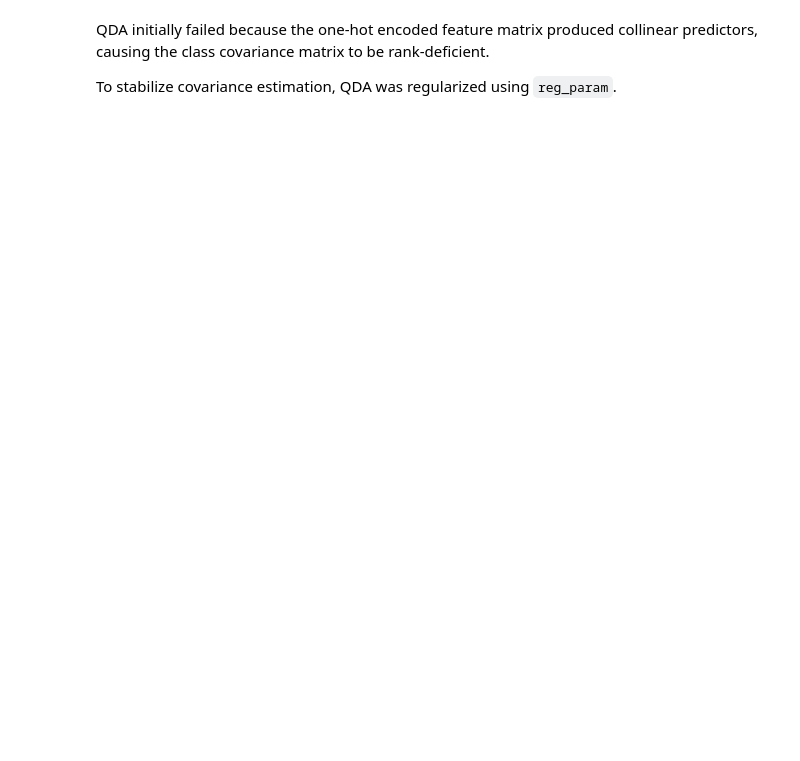
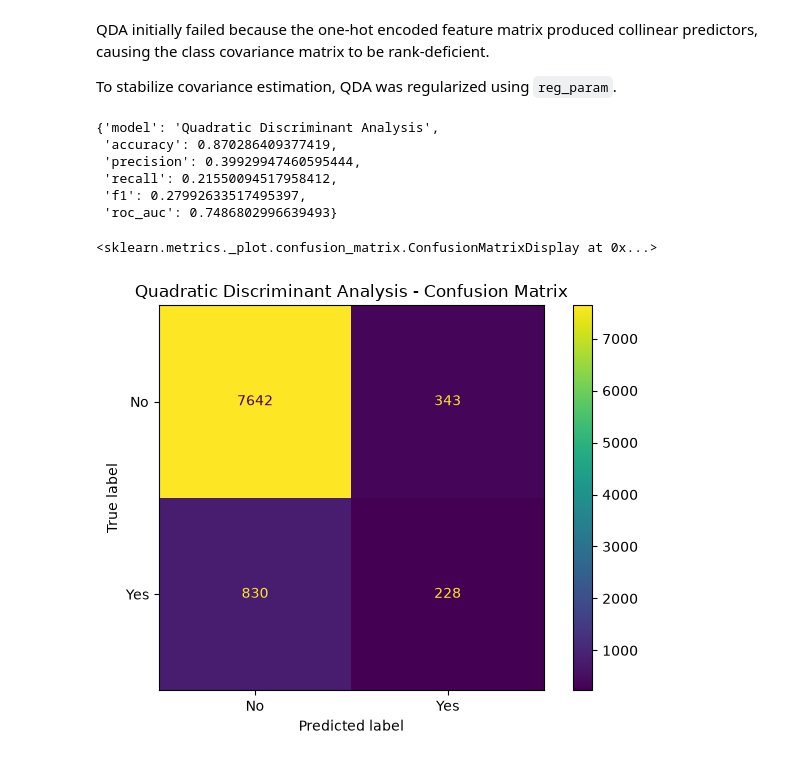
Before and after one commit to TilokJahan/BankMarketingMachineLearningProject, a Jupyter notebook: notebooks/03_modeling.ipynb, the cells around one changed output. Drawn from its saved outputs; the diff is of its cells as text; code cells hidden in the pictures; blank space fills up the shorter version.

```diff
--- a/notebooks/03_modeling.ipynb
+++ b/notebooks/03_modeling.ipynb
@@ -291,6 +289,13 @@ student3_models = get_student3_models()
 qda_model = student3_models[
     "Quadratic Discriminant Analysis"
 ]
+# %%
+qda_preprocessor = build_preprocessor(
+    numeric_features=numeric_features,
+    categorical_features=categorical_features,
+    dense_output=True,
+    drop_first=True,
+)
 # %%
 qda_pipeline = Pipeline(
     steps=[
@@ -315,3 +339,36 @@ QDA initially failed because the one-hot encoded feature matrix produced
 collinear predictors, causing the class covariance matrix to be rank-deficient.
 
 To stabilize covariance estimation, QDA was regularized using `reg_param`.
+# %%
+qda_predictions = qda_pipeline.predict(
+    X_test_model
+)
+
+qda_probabilities = qda_pipeline.predict_proba(
+    X_test_model
+)[:, 1]
+# %%
+qda_results = evaluate_binary_classifier(
+    model_name="Quadratic Discriminant Analysis",
+    y_true=y_test_model,
+    y_pred=qda_predictions,
+    y_score=qda_probabilities,
+)
+
+qda_results
+# %% [output]
+{'model': 'Quadratic Discriminant Analysis',
+ 'accuracy': 0.870286409377419,
+ 'precision': 0.39929947460595444,
+ 'recall': 0.21550094517958412,
+ 'f1': 0.27992633517495397,
+ 'roc_auc': 0.7486802996639493}
+# %%
+plot_confusion_matrix(
+    y_true=y_test_model,
+    y_pred=qda_predictions,
+    model_name="Quadratic Discriminant Analysis",
+)
+# %% [output]
+<sklearn.metrics._plot.confusion_matrix.ConfusionMatrixDisplay at 0x...>
+[figure, added]
```
Also changed, not shown: parts of 15 cells of this notebook.
